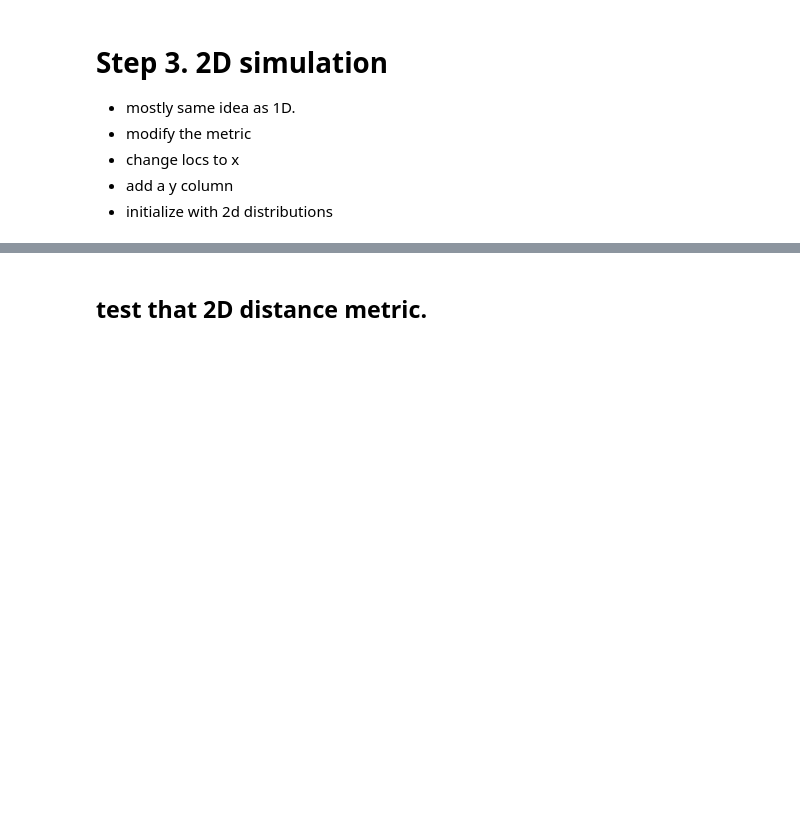
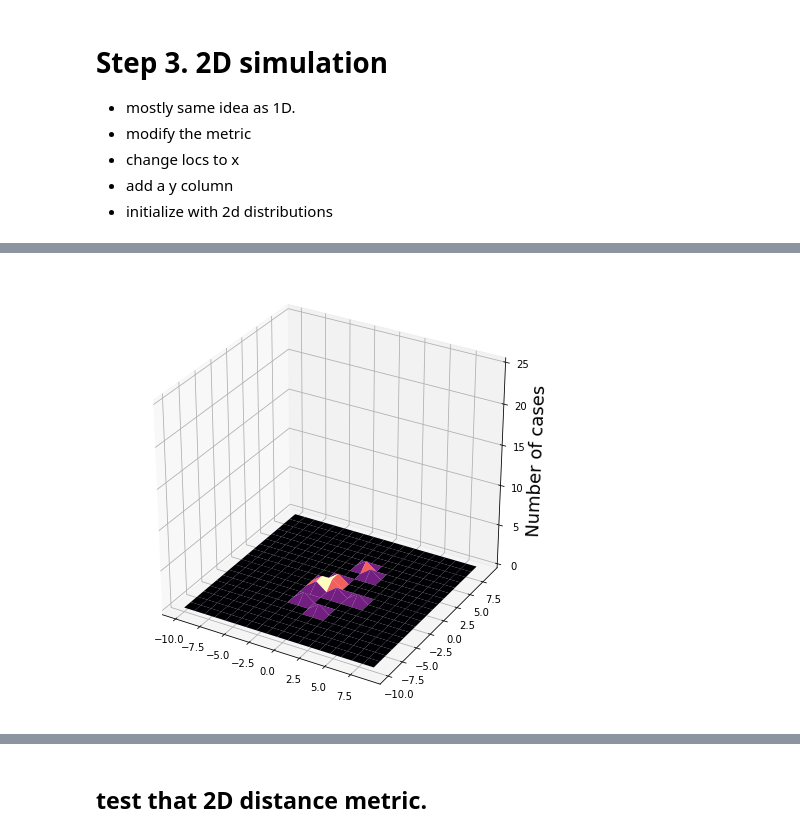
Before and after one commit to arjunsavel/covid-hacks-2020, a Jupyter notebook: Simulation_notebook.ipynb, the cells around one changed output, grey strips where cells are left out. Cells and saved outputs as stored; diff of their text form; code cells hidden in the pictures; blank space fills up the shorter version.

Commit message:
got animation to work!

```diff
--- a/Simulation_notebook.ipynb
+++ b/Simulation_notebook.ipynb
@@ -769,0 +764,31 @@ def initialize_pop_2d(N, distrib, **kwargs):
+# %%
+infected = df2D[df2D['infected day 29'] == 0]
+H, xedges, yedges = np.histogram2d(infected['x'], infected['y'],
+                                   bins=(np.linspace(-10, 10, 20), np.linspace(-10,10, 20)))
+infect_cols = [col for col in df2D.columns if 'infected day' in col]
+def animate(i, plot):
+    # simulate new data coming in
+    ax.clear()
+    infect_col = infect_cols[i]
+    infected = df2D[df2D[infect_col] == 0]
+    H, xedges, yedges = np.histogram2d(infected['x'], infected['y'],
+                                   bins=(np.linspace(-10, 10, 20), np.linspace(-10,10, 20)))
+    plot = ax.plot_surface(X, Y, H, cmap='magma')
+    ax.set_zlim(0,25)
+    ax.set_zlabel('Number of cases', fontsize=18)
+
+    return plot,
+
+
+X, Y = np.meshgrid(xedges[:-1], yedges[:-1])
+fig = plt.figure(figsize=(8,8))
+ax = plt.axes(projection='3d')
+plot = [ax.plot_surface(X, Y, H, cmap='magma')]
+ax.set_zlim(0,25)
+ax.set_zlabel('Number of cases', fontsize=18)
+# ax.set_xlim(left[0], right[-1])
+# ax.set_ylim(bottom.min(), top.max())
+
+ani = animation.FuncAnimation(fig, animate, len(infect_cols), fargs=(plot), repeat=False, blit=True)
+# %% [output]
+[figure, added]
```
Also changed, not shown: parts of 25 cells of this notebook.
